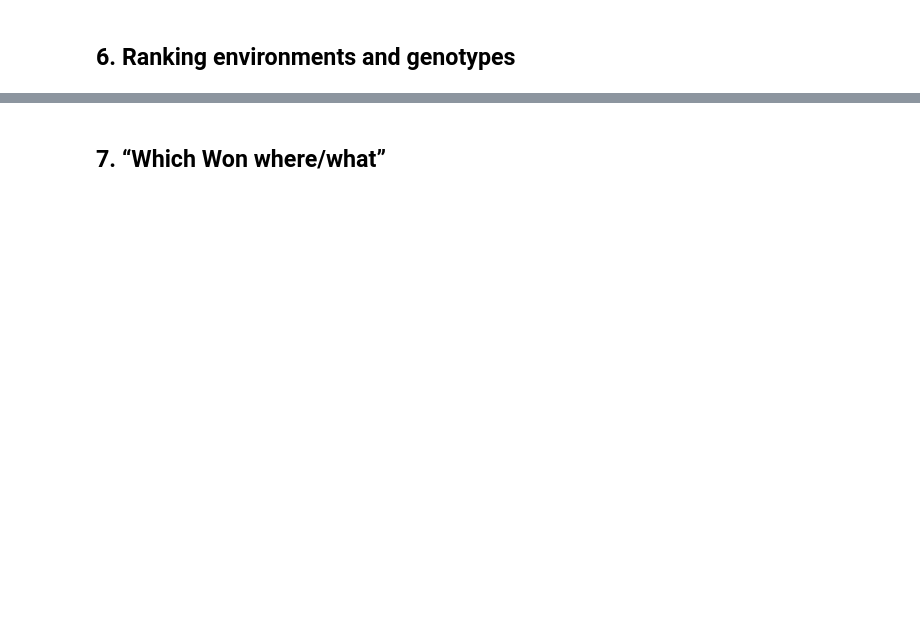
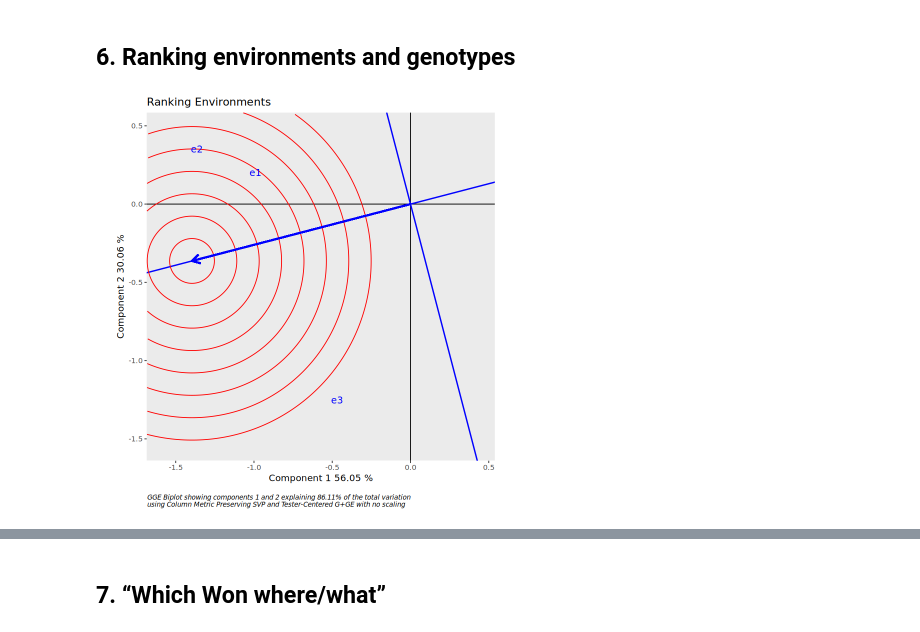
Before and after one commit to hdescobarh/journey-resolution, a Jupyter notebook: GRC_Taller02_GxE/Code/mi_solucion.ipynb, the cells around one changed output, grey strips where cells are left out. Saved outputs shown, nothing was run; the diff lists cells and outputs as text; code cells hidden in the pictures; blank space fills up the shorter version.

```diff
--- a/GRC_Taller02_GxE/Code/mi_solucion.ipynb
+++ b/GRC_Taller02_GxE/Code/mi_solucion.ipynb
@@ -269,2 +268,6 @@ La proyección de los genotipos sobre el eje AEC es informativo de sus efectos m
 # %% [markdown]
 ## 6. Ranking environments and genotypes
+# %%
+RankEnv(gge_model)
+# %% [output]
+[figure, added]
```
Also changed, not shown: parts of 6 cells of this notebook.
